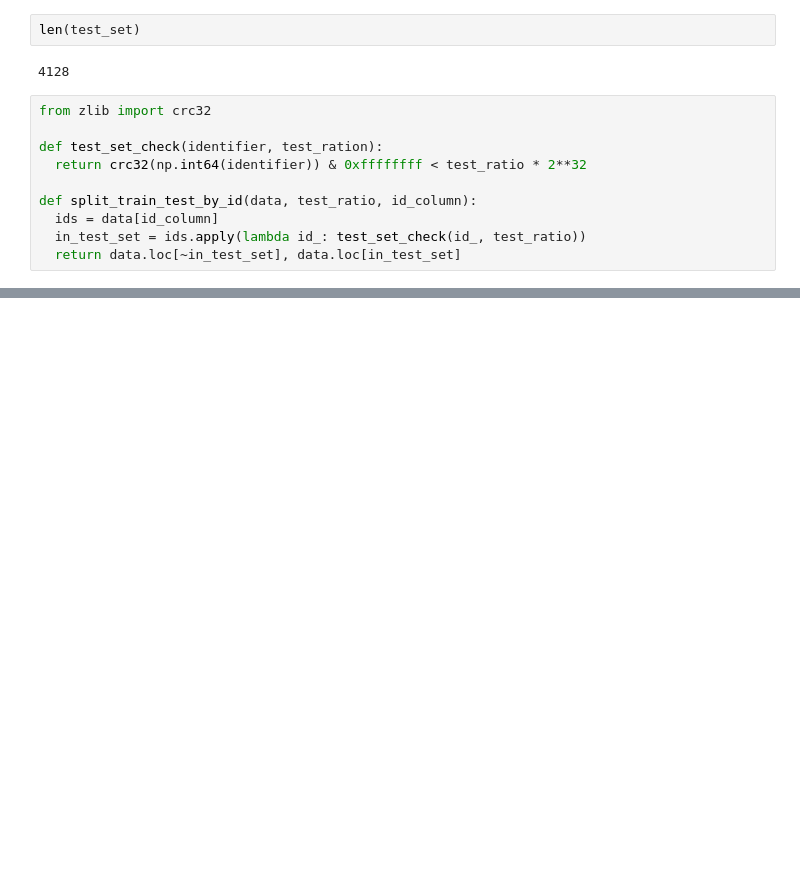
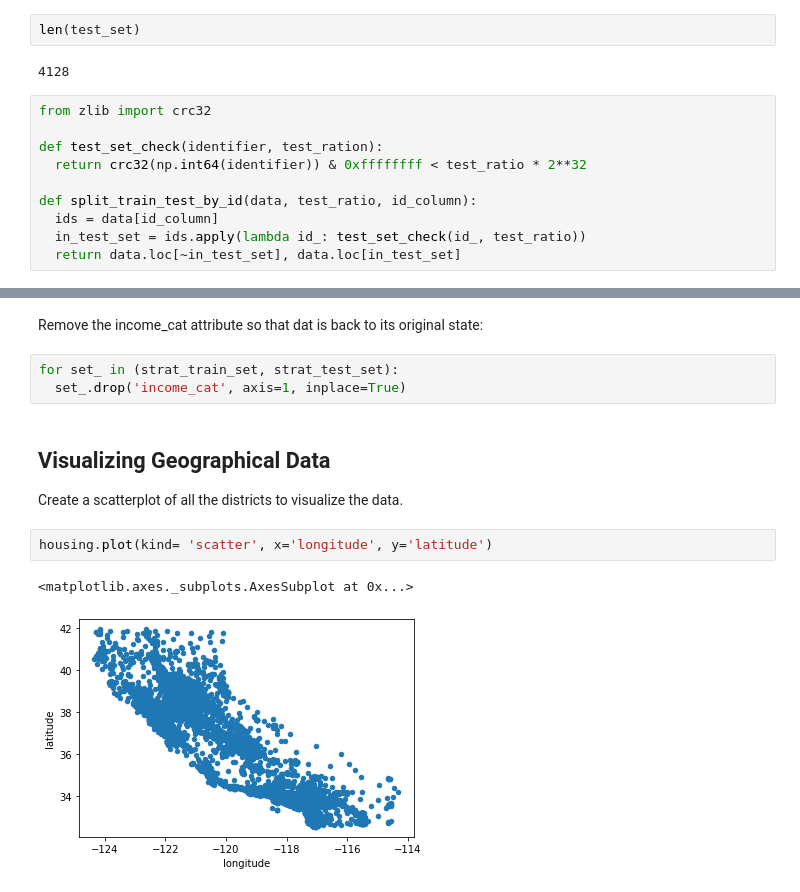
Before and after one commit to rcortezk9/housing, a Jupyter notebook: Housing.ipynb, the cells around one changed output, grey strips where cells are left out. Cells and saved outputs as stored; diff of their text form; blank space fills up the shorter version.

```diff
--- a/Housing.ipynb
+++ b/Housing.ipynb
@@ -119,0 +184,14 @@ def split_train_test_by_id(data, test_ratio, id_column):
+# %% [markdown]
+Remove the income_cat attribute so that dat is back to its original state:
+# %%
+for set_ in (strat_train_set, strat_test_set):
+  set_.drop('income_cat', axis=1, inplace=True)
+# %% [markdown]
+## Visualizing Geographical Data
+
+Create a scatterplot of all the districts to visualize the data.
+# %%
+housing.plot(kind= 'scatter', x='longitude', y='latitude')
+# %% [output]
+<matplotlib.axes._subplots.AxesSubplot at 0x...>
+[figure, added]
```
Also changed, not shown: parts of 44 cells of this notebook.
